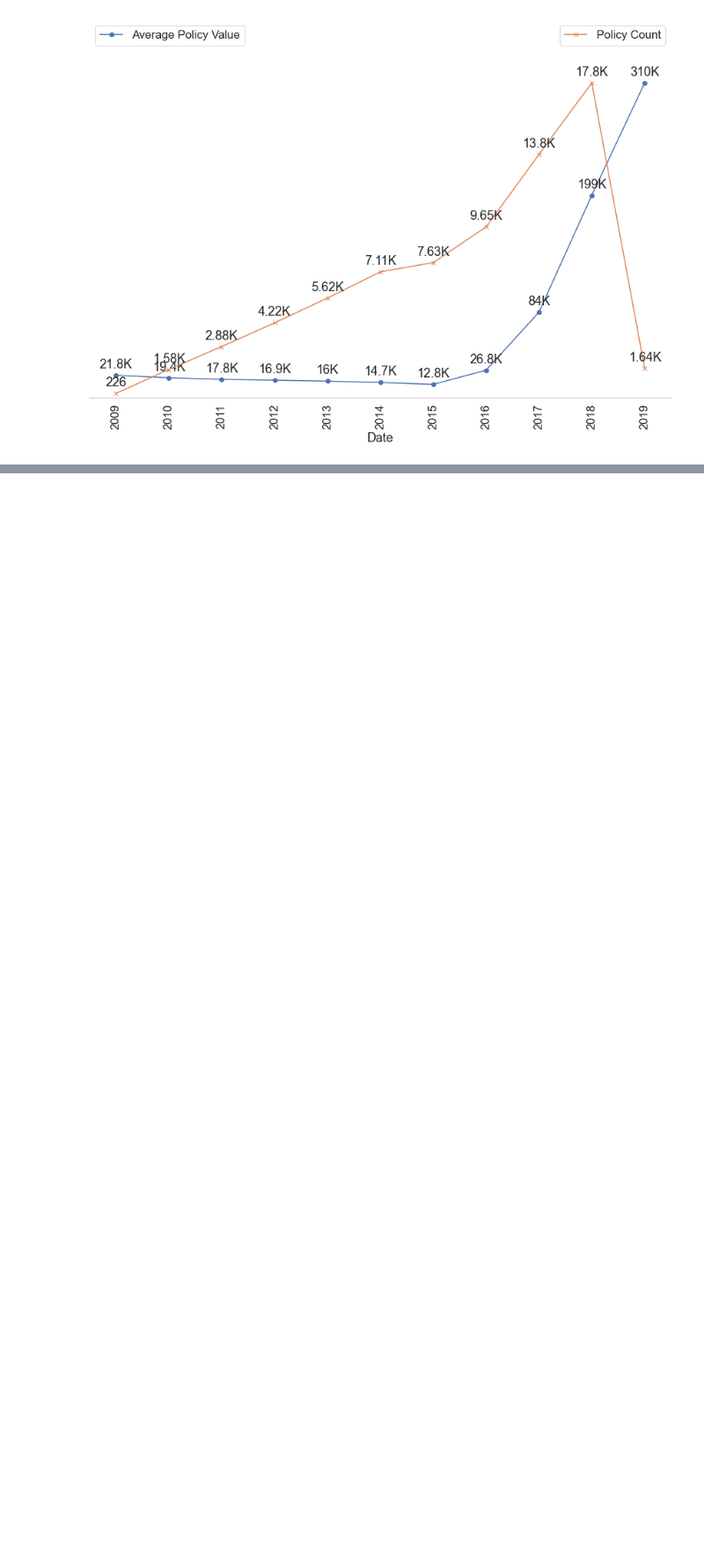
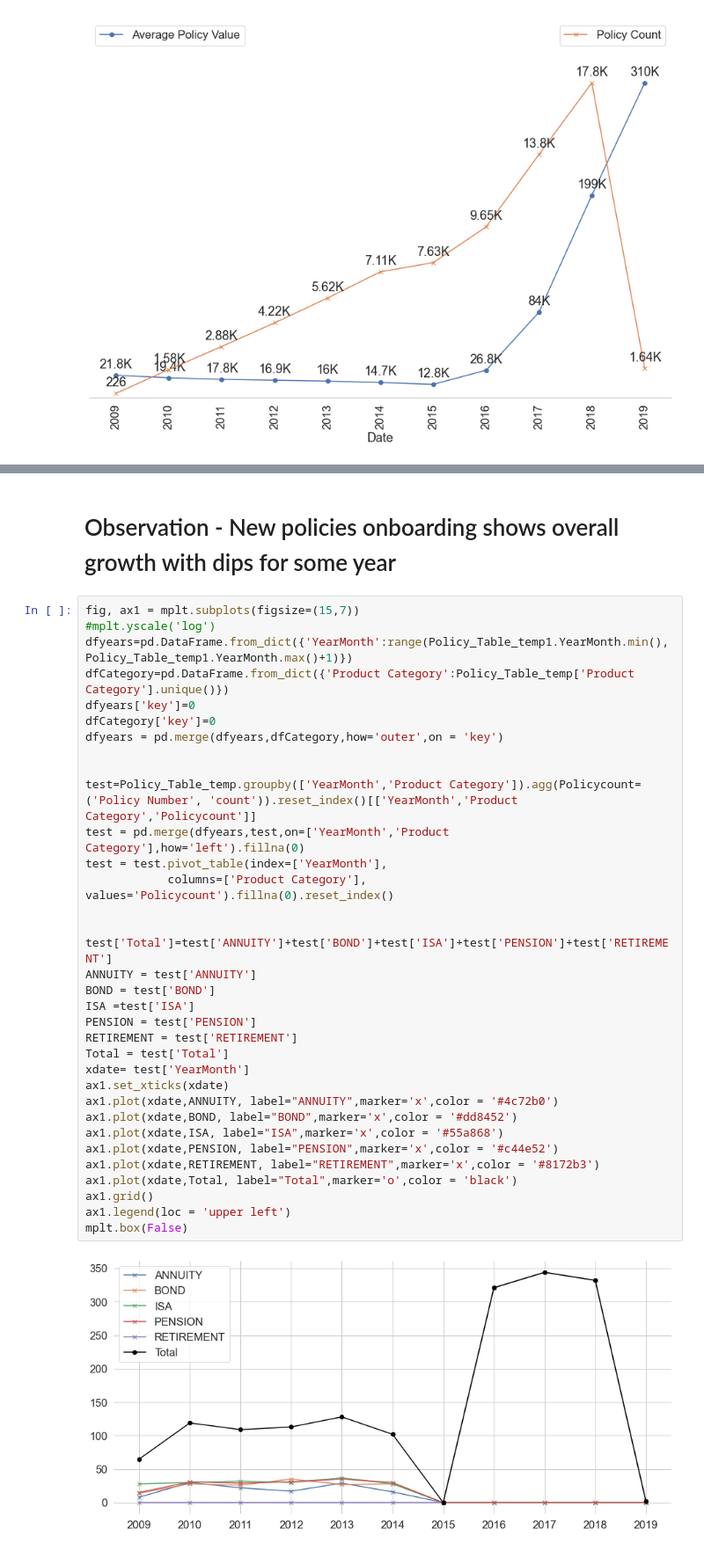
Before and after one commit to umershk88/Pru-Test, a Jupyter notebook: Pru_Data_Test.ipynb, the cells around one changed output, grey strips where cells are left out. Shown at 88% size. Saved outputs shown, nothing was run; the diff lists cells and outputs as text; blank space fills up the shorter version.

```diff
--- a/Pru_Data_Test.ipynb
+++ b/Pru_Data_Test.ipynb
@@ -515,0 +578,38 @@ mplt.box(False)
+# %% [markdown]
+# Observation - New policies onboarding shows overall growth with dips for some year
+# %%
+fig, ax1 = mplt.subplots(figsize=(15,7))
+#mplt.yscale('log')
+dfyears=pd.DataFrame.from_dict({'YearMonth':range(Policy_Table_temp1.YearMonth.min(),Policy_Table_temp1.YearMonth.max()+1)})
+dfCategory=pd.DataFrame.from_dict({'Product Category':Policy_Table_temp['Product Category'].unique()})
+dfyears['key']=0
+dfCategory['key']=0
+dfyears = pd.merge(dfyears,dfCategory,how='outer',on = 'key')
+
+
+test=Policy_Table_temp.groupby(['YearMonth','Product Category']).agg(Policycount=('Policy Number', 'count')).reset_index()[['YearMonth','Product Category','Policycount']]
+test = pd.merge(dfyears,test,on=['YearMonth','Product Category'],how='left').fillna(0)
+test = test.pivot_table(index=['YearMonth'],
+            columns=['Product Category'], values='Policycount').fillna(0).reset_index()
+
+
+test['Total']=test['ANNUITY']+test['BOND']+test['ISA']+test['PENSION']+test['RETIREMENT']
+ANNUITY = test['ANNUITY']
+BOND = test['BOND']
+ISA =test['ISA']
+PENSION = test['PENSION']
+RETIREMENT = test['RETIREMENT']
+Total = test['Total']
+xdate= test['YearMonth']
+ax1.set_xticks(xdate)
+ax1.plot(xdate,ANNUITY, label="ANNUITY",marker='x',color = '#4c72b0')
+ax1.plot(xdate,BOND, label="BOND",marker='x',color = '#dd8452')
+ax1.plot(xdate,ISA, label="ISA",marker='x',color = '#55a868')
+ax1.plot(xdate,PENSION, label="PENSION",marker='x',color = '#c44e52')
+ax1.plot(xdate,RETIREMENT, label="RETIREMENT",marker='x',color = '#8172b3')
+ax1.plot(xdate,Total, label="Total",marker='o',color = 'black')
+ax1.grid()
+ax1.legend(loc = 'upper left')
+mplt.box(False)
+# %% [output]
+[figure, added]
```
Also changed, not shown: parts of 19 cells of this notebook.
